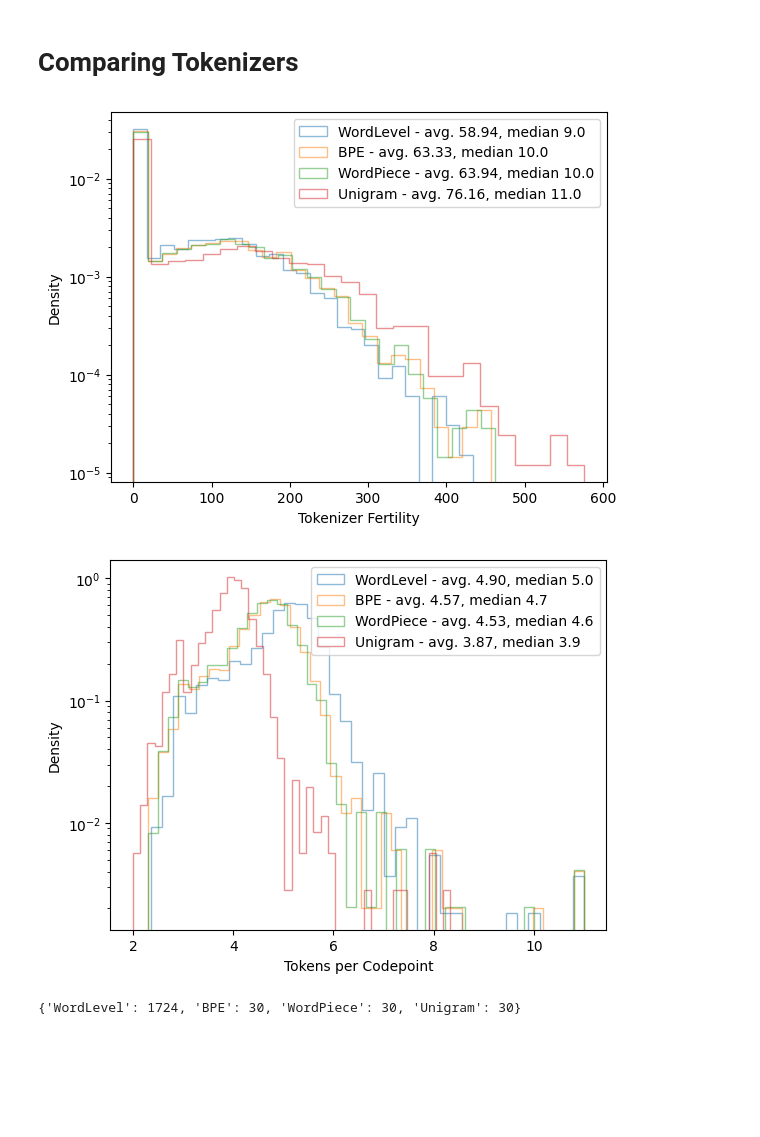
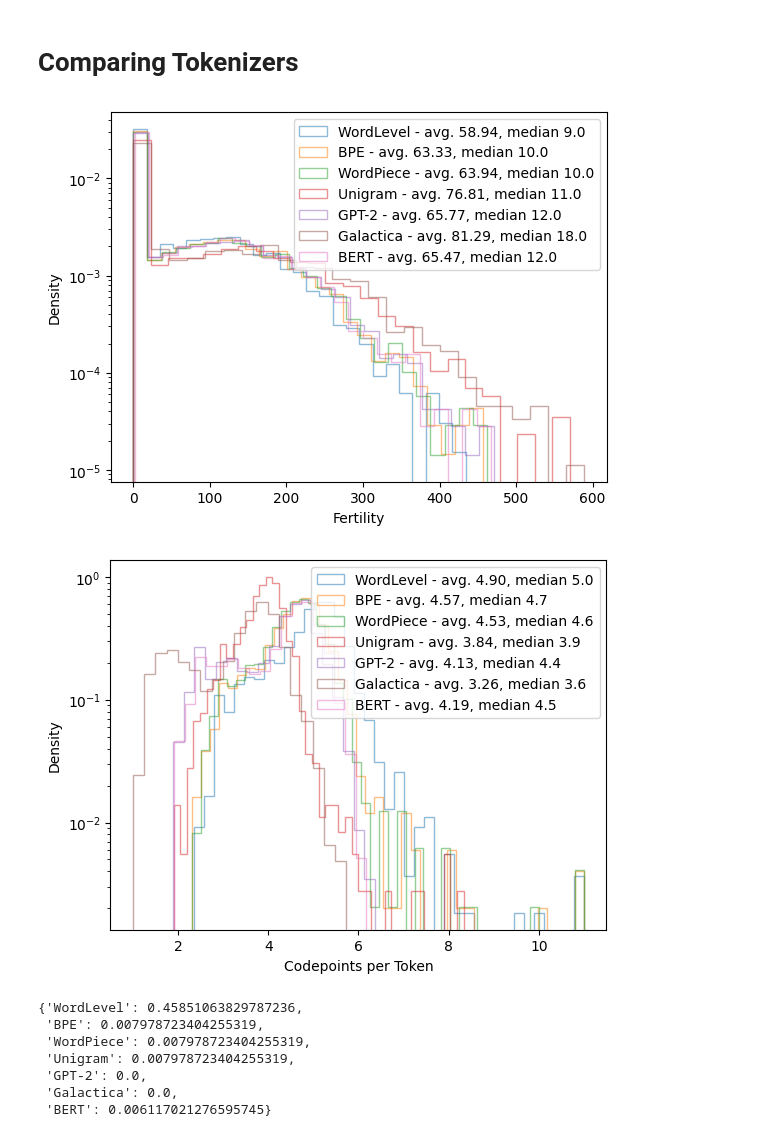
Before and after one commit to scifm/summer-school-2024, a Jupyter notebook: Training_Tokenizers.ipynb, the cells around one changed output. Drawn from its saved outputs; the diff is of its cells as text; code cells hidden in the pictures; blank space fills up the shorter version.

```diff
--- a/Training_Tokenizers.ipynb
+++ b/Training_Tokenizers.ipynb
@@ -189,0 +261,3 @@ tok_uni.get_vocab()["[UNK]"]
+# %%
+tok_galactica = AutoTokenizer.from_pretrained("facebook/galactica-125m")
+demo_tokenizer(tok_galactica)
@@ -189,0 +270,4 @@ tok_uni.get_vocab()["[UNK]"]
+# %%
+# Some Tokenizers are designed for pairs of sentences (Think RAG)
+tok_qa = AutoTokenizer.from_pretrained("google-bert/bert-base-uncased")
+demo_tokenizer(tok_qa, ("How can I learn more about Scientific Foundation Models?", "Attend SciFM Summer School!"))
@@ -199,36 +300,66 @@ trained = {
+# %%
+trained = {
+    "WordLevel": tok_wl,
+    "BPE": tok_bpe,
+    "WordPiece": tok_wp,
+    "Unigram": tok_uni,
+    "GPT-2": tok_gpt,
+    "Galactica": tok_galactica,
+    "BERT": tok_qa,
+    # Using a tokenizer for molecules on articles from wikipedia doesn't really make sense.
+    # But this is Summer School! So take chances, make mistakes, and get messy!
+    # "MoLFormer": tok_molformer,
+    # "SELFormer": tok_selformer,   # ditto
+}
 # %%
 import matplotlib.pyplot as plt
 from numpy import mean, median
 
+def encode(tok, x):
+  if isinstance(tok, Tokenizer):
+    return tok.encode(x["text"]).ids
+  else:
+    return tok(x["text"])["input_ids"]
+
 for name, tok in trained.items():
-    fertility = [len(tok.encode(x["text"]).tokens) for x in ds["validation"]]
+    fertility = [len(encode(tok, x)) for x in ds["validation"]]
     label = f"{name} - avg. {mean(fertility):.2f}, median {median(fertility):.1f}"
     plt.hist(fertility, bins="scott", alpha=0.5, label=label, density=True, log=True, histtype='step')
 
-plt.xlabel('Tokenizer Fertility')
+plt.xlabel('Fertility')
 plt.ylabel('Density')
 plt.legend()
 plt.show()
 # %% [output]
-[figure, old version]
+[figure, new version]
 # %%
 for name, tok in trained.items():
-    fertility = [len(x["text"]) / len(tok.encode(x["text"]).tokens) for x in ds["validation"] if len(x["text"]) > 0]
+    fertility = [len(x["text"]) / len(encode(tok, x)) for x in ds["validation"] if len(x["text"]) > 0]
     label = f"{name} - avg. {mean(fertility):.2f}, median {median(fertility):.1f}"
     plt.hist(fertility, bins="scott", alpha=0.5, label=label, density=True, log=True, histtype='step')
 
-plt.xlabel('Tokens per Codepoint')
+plt.xlabel('Codepoints per Token')
 plt.ylabel('Density')
 plt.legend()
 plt.show()
 # %% [output]
-[figure, old version]
+[figure, new version]
 # %%
 num_unknown = dict()
 for name, tok in trained.items():
-    unk_token_id = tok.get_vocab()["[UNK]"]
-    num_unknown[name] = sum([ unk_token_id in tok.encode(x["text"]).ids for x in ds["validation"]])
+    if isinstance(tok, Tokenizer):
+        unk_token_id = tok.get_vocab()["[UNK]"]
+    else:
+        unk_token_id = tok.unk_token_id or None
+
+    num_unknown[name] = sum([ unk_token_id in encode(tok, x) for x in ds["validation"]]) / len(ds["validation"])
 
 num_unknown
 # %% [output]
-{'WordLevel': 1724, 'BPE': 30, 'WordPiece': 30, 'Unigram': 30}
+{'WordLevel': 0.45851063829787236,
+ 'BPE': 0.007978723404255319,
+ 'WordPiece': 0.007978723404255319,
+ 'Unigram': 0.007978723404255319,
+ 'GPT-2': 0.0,
+ 'Galactica': 0.0,
+ 'BERT': 0.006117021276595745}
```
Also changed, not shown: parts of 29 cells of this notebook.
